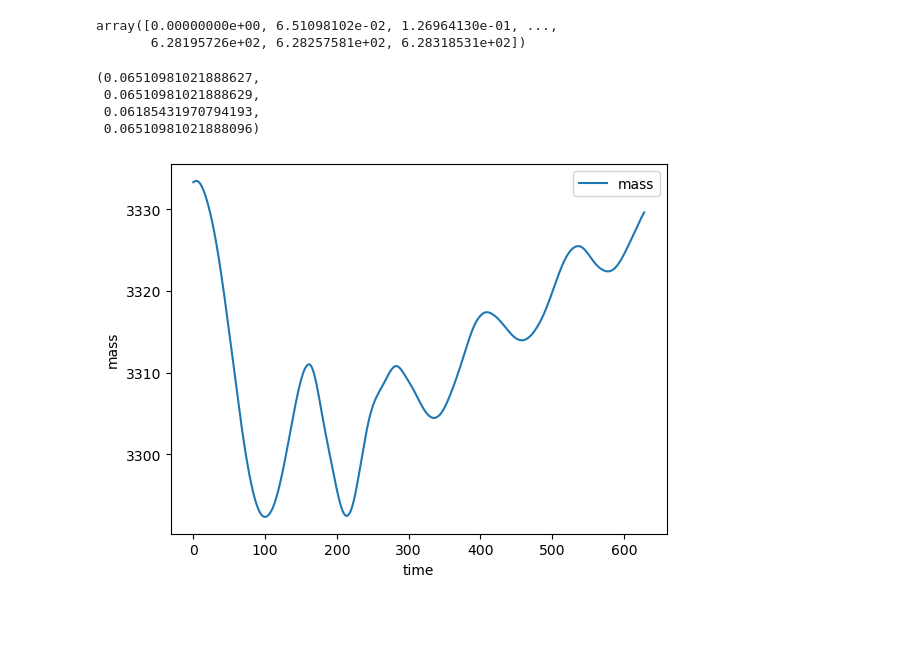
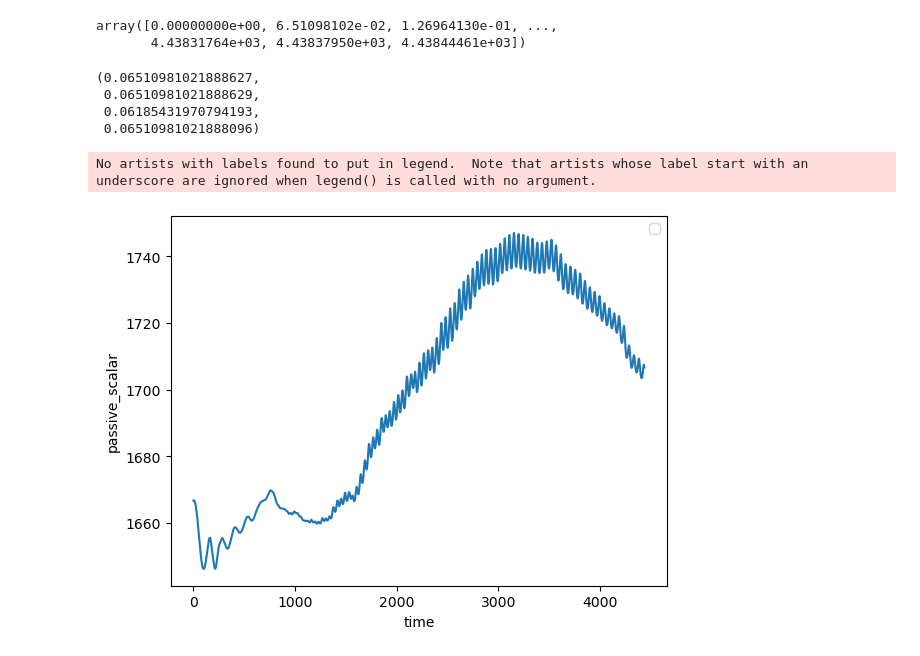
Before and after one commit to HangChelseaSu/Black_Hole_Accretion_Project_PI, a Jupyter notebook: Python_scripts/report_dat_data.ipynb, the cells around one changed output. Drawn from its saved outputs; the diff is of its cells as text; code cells hidden in the pictures; blank space fills up the shorter version.

```diff
--- a/Python_scripts/report_dat_data.ipynb
+++ b/Python_scripts/report_dat_data.ipynb
@@ -6,13 +6,14 @@ import numpy as np
 # import discopy.geom as geom
 from pathlib import Path
 # %%
-path = '/gpfs/hsu/BH_disco_runs/cb_circular_1000_orbits/report.dat'
+path = '/gpfs/hsu/BH_disco_runs/cb_circular_1000_orbits_v2/report.dat'
+plot_dir = '/gpfs/hsu/Python_plots/cb_circular_1000_orbits_v2/'
 dat = np.loadtxt(path)
 # %%
 dat[:,0]
 # %% [output]
 array([0.00000000e+00, 6.51098102e-02, 1.26964130e-01, ...,
-       6.28195726e+02, 6.28257581e+02, 6.28318531e+02])
+       4.43831764e+03, 4.43837950e+03, 4.43844461e+03])
 # %%
 t = dat[:,0]
 mass = dat[:,1]
@@ -42,14 +43,16 @@ t[1] - t[0], t[10] - t[9], t[2] - t[1], t[80] - t[79]
  0.06510981021888096)
 # %%
 fig, ax = plt.subplots(1, 1)
-ax.plot(t, mass, label='mass')
-# ax.plot(t, dmass, label='dmass')
+ax.plot(t, passive_scalar)
+# ax.plot(t, dM1/0.06510981, label='dM1')
+# ax.plot(t, dM2/0.06510981, label='dM2')
 # ax.set_ylim(0, 0.5)
-ax.set_ylabel('mass')
+ax.set_ylabel('passive_scalar')
 ax.set_xlabel('time')
-fig.savefig('mass')
+fig.savefig(plot_dir + 'passive_scalar')
 plt.legend()
 plt.show()
 # plt.close(fig) #delete figure from memory
 # %% [output]
+No artists with labels found to put in legend.  Note that artists whose label start with an underscore are ignored when legend() is called with no argument.
-[figure, old version]
+[figure, new version]
```
Also changed, not shown: 1 other file.
